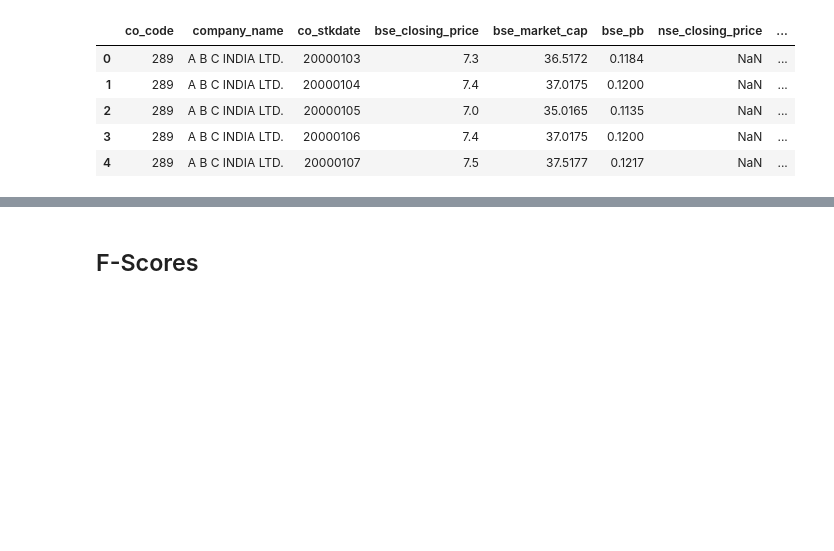
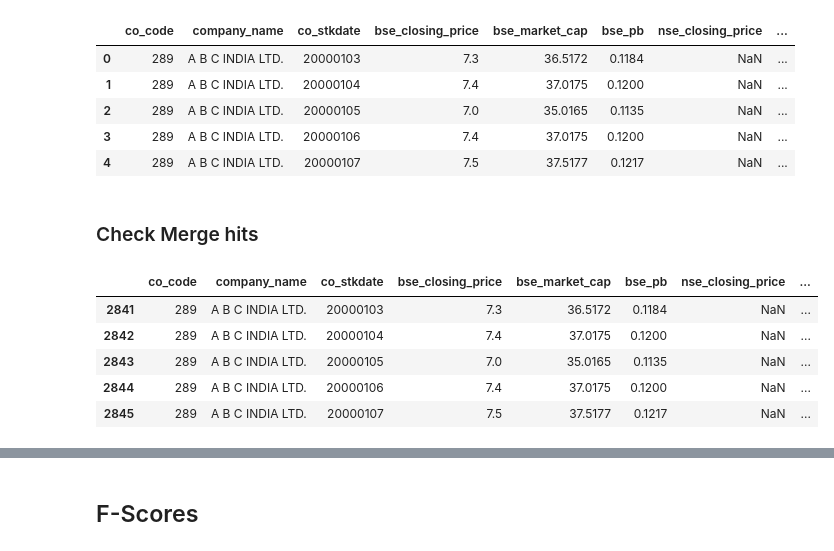
Before and after one commit to prakharrathi25/trading-strategies, a Jupyter notebook: Trading_F_Score.ipynb, the cells around one changed output, grey strips where cells are left out. Drawn from its saved outputs; the diff is of its cells as text; code cells hidden in the pictures; blank space fills up the shorter version.

```diff
--- a/Trading_F_Score.ipynb
+++ b/Trading_F_Score.ipynb
@@ -282,0 +257,11 @@ bse
+# %% [markdown]
+### Check Merge hits
+# %%
+data2000.head()
+# %% [output]
+|  | co_code | company_name | co_stkdate | bse_closing_price | bse_market_cap | bse_pb | nse_closing_price | ... |
+| 2841 | 289 | A B C INDIA LTD. | 20000103 | 7.3 | 36.5172 | 0.1184 | NaN | ... |
+| 2842 | 289 | A B C INDIA LTD. | 20000104 | 7.4 | 37.0175 | 0.1200 | NaN | ... |
+| 2843 | 289 | A B C INDIA LTD. | 20000105 | 7.0 | 35.0165 | 0.1135 | NaN | ... |
+| 2844 | 289 | A B C INDIA LTD. | 20000106 | 7.4 | 37.0175 | 0.1200 | NaN | ... |
+| 2845 | 289 | A B C INDIA LTD. | 20000107 | 7.5 | 37.5177 | 0.1217 | NaN | ... |
```
Also changed, not shown: parts of 15 cells of this notebook, 1 other file.
